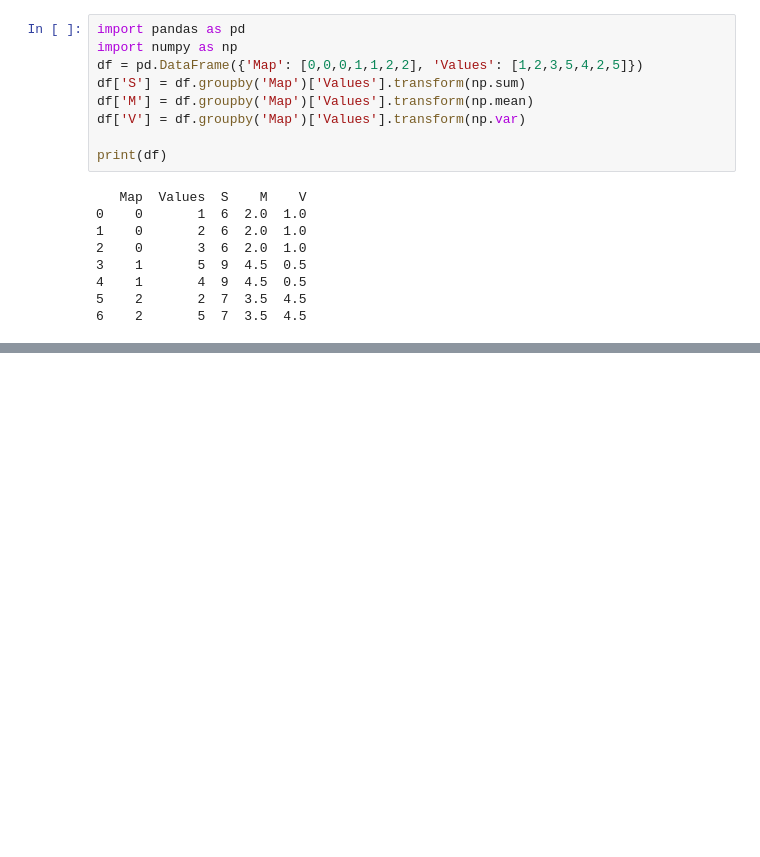
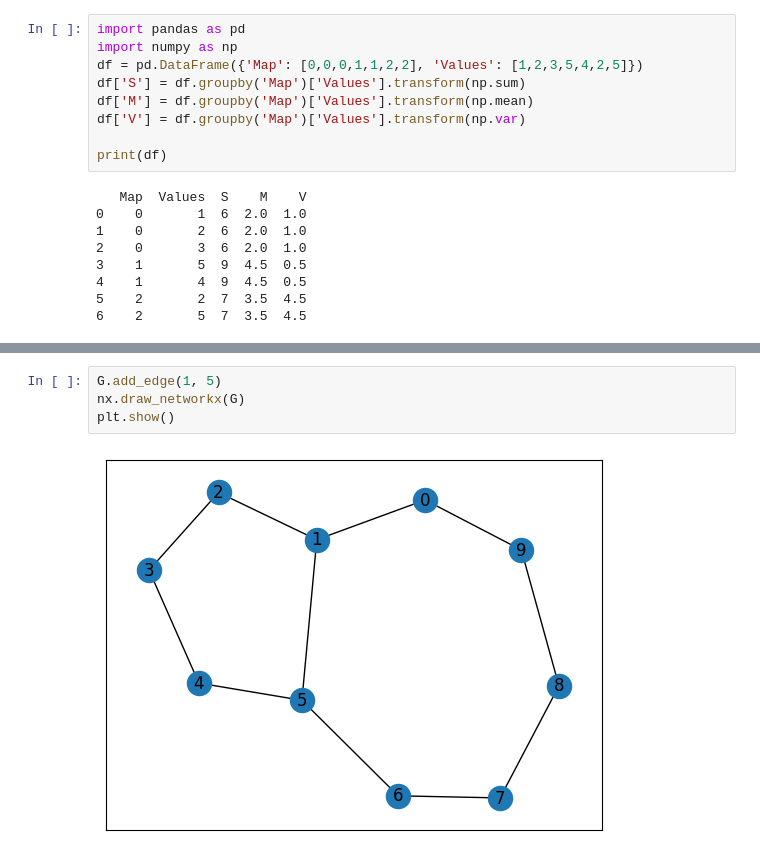
Before and after one commit to shivangpatel/gecm_pds_2022, a Jupyter notebook: Unit3.ipynb, the cells around one changed output, grey strips where cells are left out. Cells and saved outputs as stored; diff of their text form; blank space fills up the shorter version.

```diff
--- a/Unit3.ipynb
+++ b/Unit3.ipynb
@@ -1098,0 +1415,6 @@ print(df)
+# %%
+G.add_edge(1, 5)
+nx.draw_networkx(G)
+plt.show()
+# %% [output]
+[figure, added]
```
Also changed, not shown: parts of 62 cells of this notebook, 1 other file.
